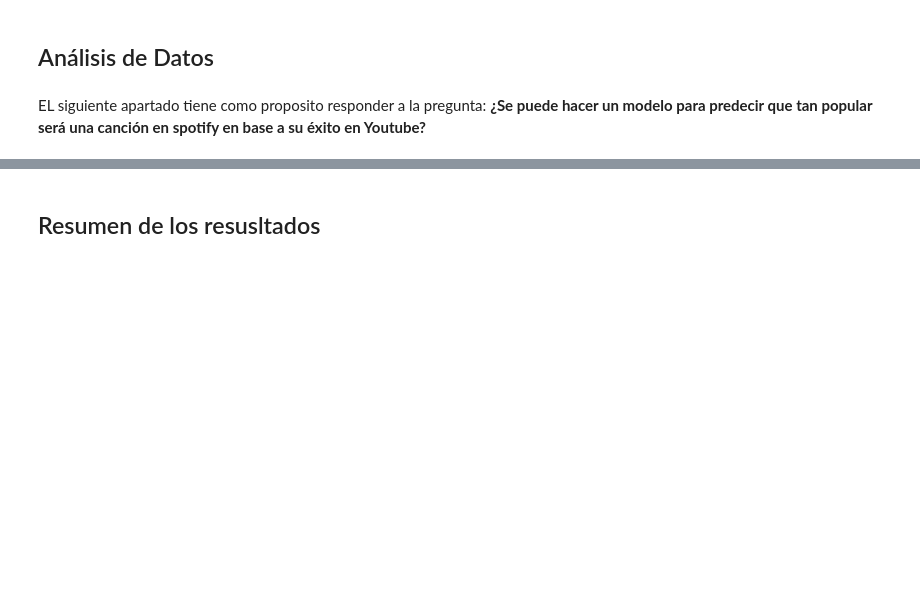
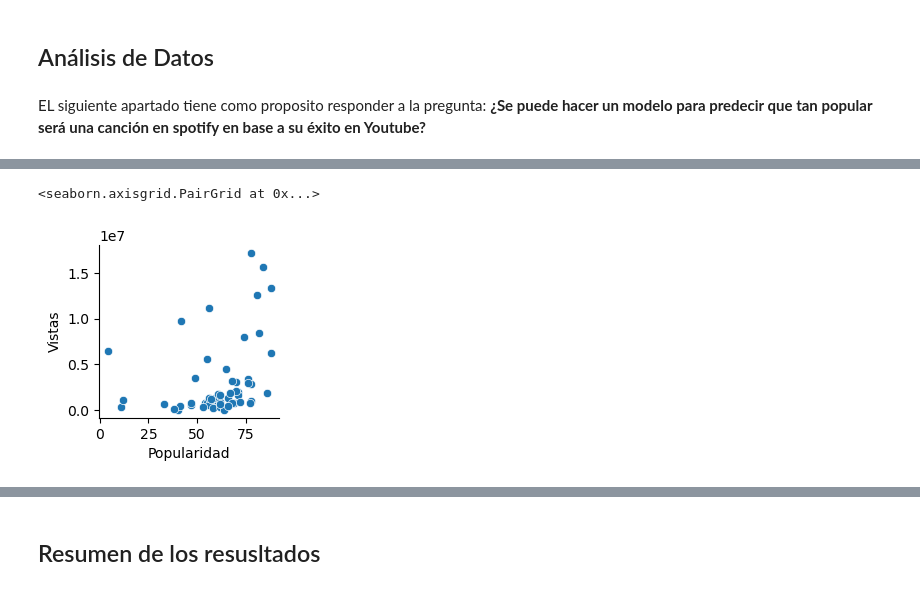
Before and after one commit to wattmoox/Proyecto_Data_Sience, a Jupyter notebook: main.ipynb, the cells around one changed output, grey strips where cells are left out. Saved outputs shown, nothing was run; the diff lists cells and outputs as text; code cells hidden in the pictures; blank space fills up the shorter version.

```diff
--- a/main.ipynb
+++ b/main.ipynb
@@ -733,0 +737,13 @@ NameError: name 'df_sin_outliers' is not defined
+# %%
+# Quitamos los datos Outsiders
+maximo = df_youtube_spotify_2["Vistas"].max()
+df_youtube_spotify_2 = df_youtube_spotify_2[df_youtube_spotify_2["Vistas"]< maximo]
+maximo_2 = df_youtube_spotify_2["Vistas"].max()
+df_youtube_spotify_2 = df_youtube_spotify_2[df_youtube_spotify_2["Vistas"]< maximo_2]
+maximo_3 = df_youtube_spotify_2["Vistas"].max()
+df_youtube_spotify_2 = df_youtube_spotify_2[df_youtube_spotify_2["Vistas"]< maximo_3]
+# %%
+sns.pairplot(data=df_youtube_spotify_2, y_vars='Vistas', x_vars='Popularidad')
+# %% [output]
+<seaborn.axisgrid.PairGrid at 0x...>
+[figure, added]
```
Also changed, not shown: parts of 28 cells of this notebook, 2 other files.
